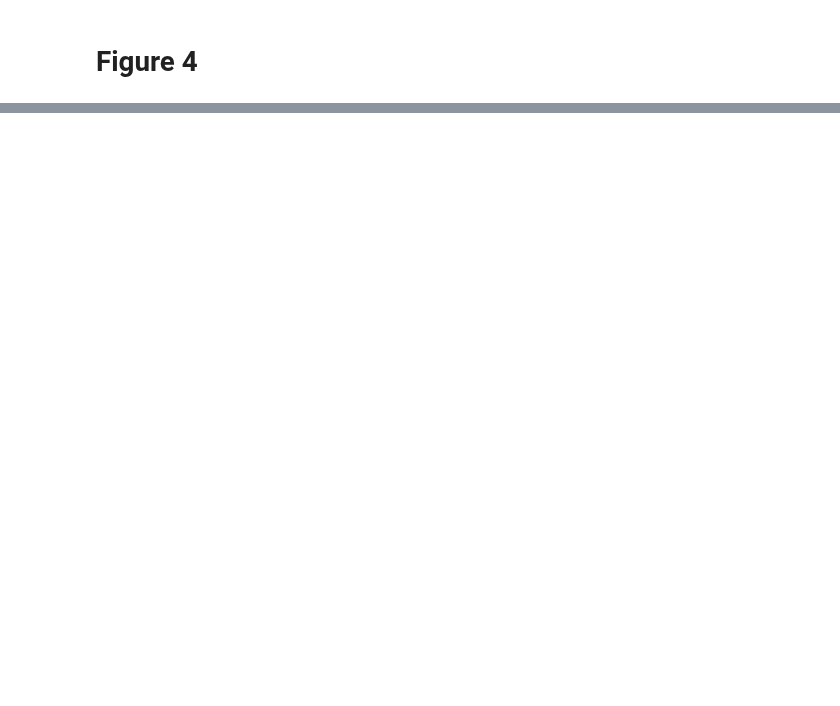
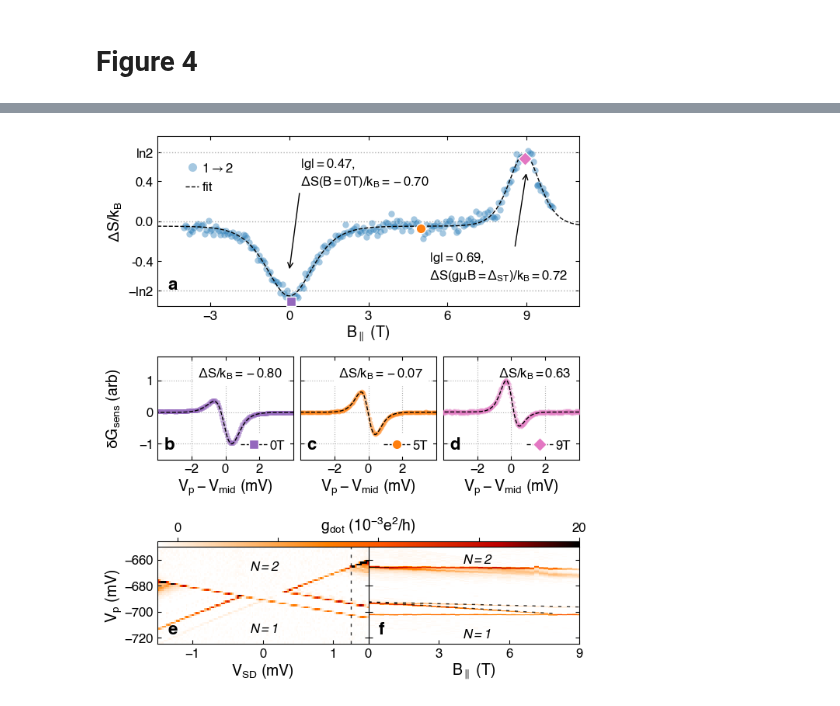
Before and after one commit to nikhartman/spin_entropy, a Jupyter notebook: make_figures.ipynb, the cells around one changed output, grey strips where cells are left out. Cells and saved outputs as stored; diff of their text form; code cells hidden in the pictures; blank space fills up the shorter version.

```diff
--- a/make_figures.ipynb
+++ b/make_figures.ipynb
@@ -620,9 +671,6 @@ fig.savefig(os.path.join(fig_dir, 'figure_3.pdf'))
 # %% [markdown]
 # Figure 4
 # %%
-# maker markersize in a (legend) larger
-# make b and c (legends) consistent with those big markers in a
-
 ### setup figure ###
 fig = plt.figure(figsize=dt.mm2inch((89*2,220)))
 
@@ -679,13 +727,13 @@ labels = [h.get_label() for h in handles]
 
 ax2.legend(handles=handles, labels=labels, bbox_to_anchor=(0.2, 0.9))
 
-ax2.annotate(r'$g = {0:.2f}$,'.format(0.367) + '\n' +
-    r'$\Delta S(B=0T) / k_B = {0:.2f}$'.format(-1.007*np.log(2)),
+ax2.annotate(r'$|g| = {0:.2f}$,'.format(0.467) + '\n' +
+    r'$\Delta S(B=0T) / k_B = {0:.2f}$'.format(-1.008*np.log(2)),
             xy=(0.0, -0.5), xycoords='data',
             xytext=(10, 80), textcoords='offset points', fontsize=12,
             arrowprops=dict(arrowstyle='->', relpos=(0., 0.)))
 
-ax2.annotate(r'$g = {0:.2f}$,'.format(0.545) + '\n' +
+ax2.annotate(r'$|g| = {0:.2f}$,'.format(0.693) + '\n' +
     r'$\Delta S(g \mu B=\Delta_{{ST}}) / k_B = {0:.2f}$'.format(1.043*np.log(2)),
             xy=(9.0, 0.5), xycoords='data',
             xytext=(-90, -100), textcoords='offset points', fontsize=12,
@@ -777,11 +825,11 @@ for a in[ax3, ax4, ax5]:
     a.set_ylim(-1.5, 1.75)
     a.set_yticks([-1, 0, 1])
     a.grid(ls=':')
-    a.set_xlabel(r'$V_G-V_{mid}$ (mV)')
+    a.set_xlabel(r'$V_{p}-V_{mid}$ (mV)')
 
 ax4.set_yticklabels([])
 ax5.set_yticklabels([])
-ax3.set_ylabel(r'$\delta g_{sens}$ (arb)')
+ax3.set_ylabel(r'$\delta G_{sens}$ (arb)')
 ax3.get_yaxis().set_label_coords(*ax3_ylabel_pos)
 
 #######################
@@ -804,7 +852,7 @@ ax0.text(-0.2, -716, r'$N=1$', fontsize=12, fontstyle='italic')
 
 ax0.set_ylim(-725, -650)
 ax0.set_yticks([-720, -700, -680, -660])
-ax0.set_ylabel('V$_{G}$ (mV)')
+ax0.set_ylabel('V$_{p}$ (mV)')
 ax0.get_yaxis().set_label_coords(*ax0_ylabel_pos)
 ax0.set_xlim(-1.5, 1.5)
 ax0.set_xticks([-1.0, 0, 1.0])
@@ -872,5 +920,5 @@ dt.add_subplot_id(ax5, 'd', loc = (0.05,0.1))
 dt.add_subplot_id(ax0, 'e', loc = (0.05,0.1))
 dt.add_subplot_id(ax1, 'f', loc = (0.05,0.1))
 
-fig.savefig(os.path.join(fig_dir, 'figure_4.pdf'))
+fig.savefig(os.path.join(fig_dir, 'figure_4.pdf'), bbox_inches='tight')
 # %% [output]
@@ -878,0 +925 @@ fig.savefig(os.path.join(fig_dir, 'figure_4.pdf'))
+[figure, added]
```
Also changed, not shown: parts of 8 cells of this notebook, 26 other files.
